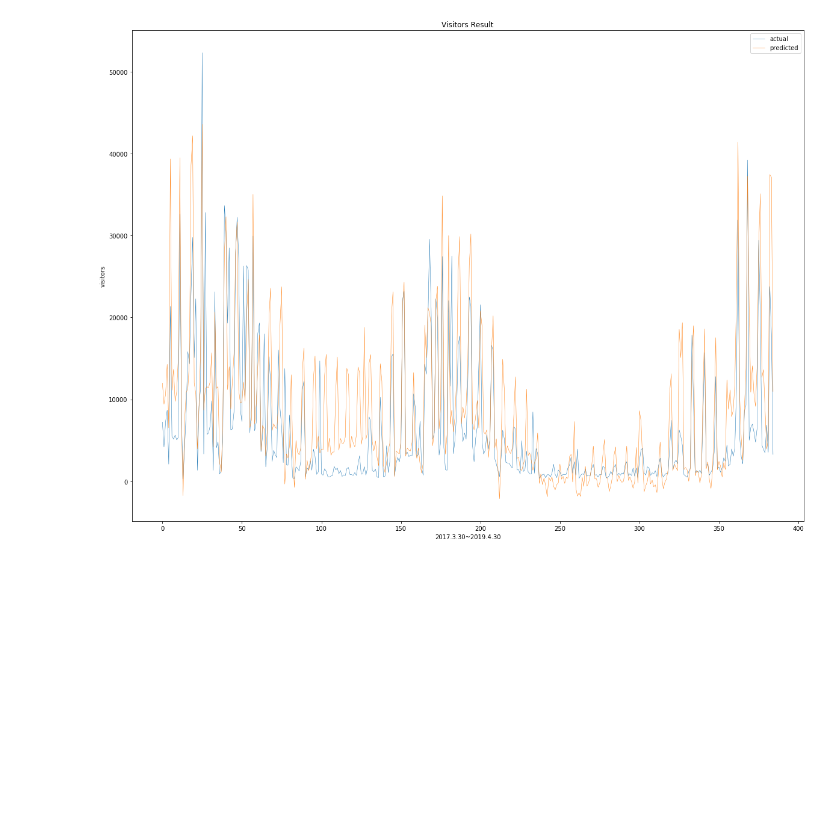
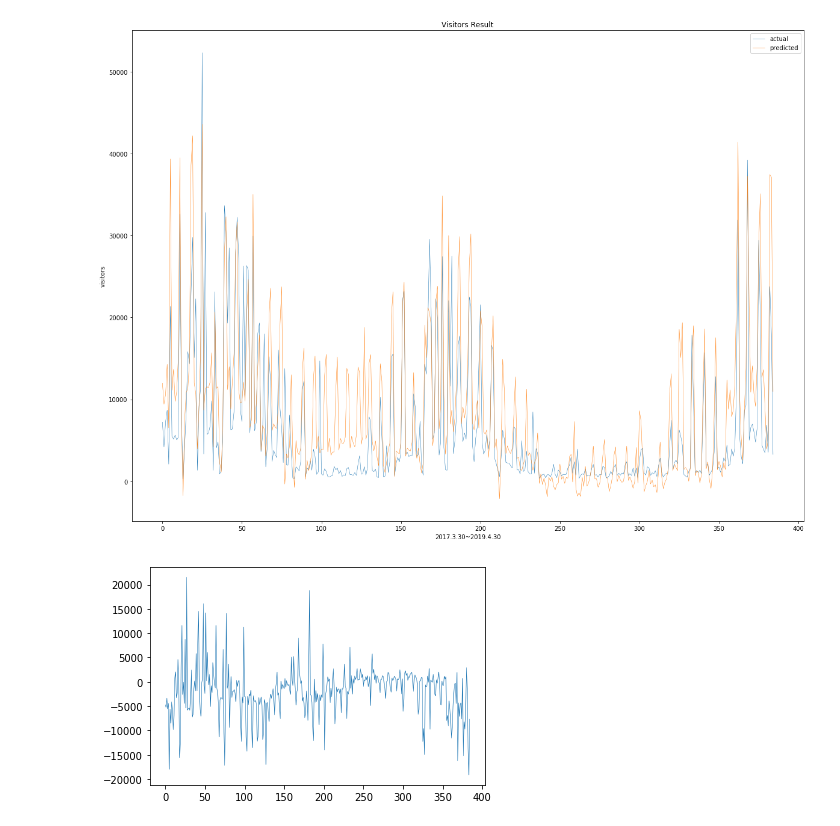
Before and after one commit to chanhyukkang/Preicting_the_Visitors_to_the_Themepark, a Jupyter notebook: 이날 어때 완전 모델 주간 포함 모델링 채워진 데이터.ipynb, the cells around one changed output. Cells and saved outputs as stored; diff of their text form; code cells hidden in the pictures; blank space fills up the shorter version.

```diff
--- a/이날 어때 완전 모델 주간 포함 모델링 채워진 데이터.ipynb
+++ b/이날 어때 완전 모델 주간 포함 모델링 채워진 데이터.ipynb
@@ -240,3 +241,8 @@ Epoch 9/10
 Epoch 10/10
 3847/3847 [==============================] - 20s 5ms/step - loss: 0.0032 - val_loss: 0.0019
 [figure]
+# %%
+plt.plot(ynewtest-ynew)
+plt.show()
+# %% [output]
+[figure, added]
```
Also changed, not shown: parts of 1 cell of this notebook, 9 other files.
